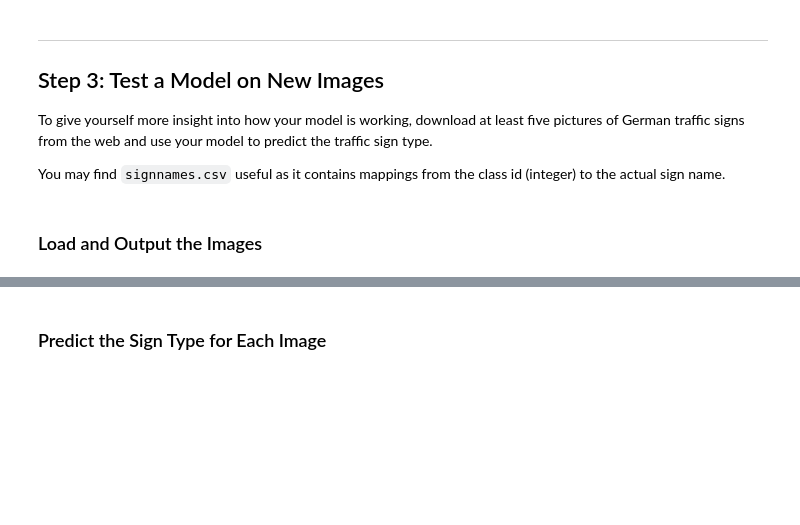
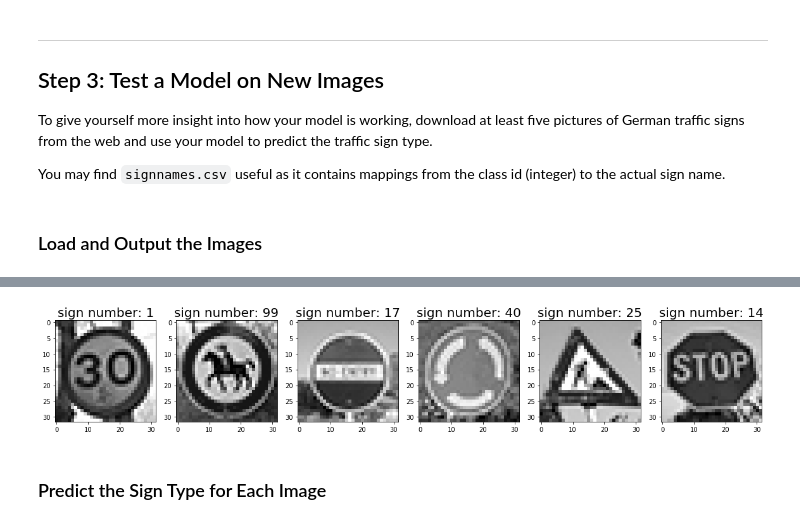
Before and after one commit to ManMan88/SDCND_term1_proj2, a Jupyter notebook: Traffic_Sign_Classifier.ipynb, the cells around one changed output, grey strips where cells are left out. Saved outputs shown, nothing was run; the diff lists cells and outputs as text; code cells hidden in the pictures; blank space fills up the shorter version.

```diff
--- a/Traffic_Sign_Classifier.ipynb
+++ b/Traffic_Sign_Classifier.ipynb
@@ -433,2 +450,19 @@ You may find `signnames.csv` useful as it contains mappings from the class id (i
+# %%
+# turn gray and normalize
+newImages = np.array(newImages)
+newImages_gray = np.zeros_like(newImages[:,:,:,0],dtype=np.float32)
+for image,ind in zip(newImages,range(len(newImages))):
+    newImages_gray[ind] = cv2.cvtColor(image, cv2.COLOR_RGB2YUV)[:,:,0]
+    newImages_gray[ind] = cv2.normalize(newImages_gray[ind],None,alpha=-1, beta=1, norm_type=cv2.NORM_MINMAX,dtype=cv2.CV_32F)
+
+fig = plt.figure(figsize = (20,20))
+for ind in range(len(newImages)):
+    ax = fig.add_subplot(1,6,ind+1)
+    plt.imshow(newImages_gray[ind],cmap ='gray')
+    plt.title('sign number: ' + str(imagesClass[ind]),fontsize=20)
+
+newImages_gray = np.expand_dims(newImages_gray, axis=3)
+# %% [output]
+[figure, added]
 # %% [markdown]
 ### Predict the Sign Type for Each Image
```
Also changed, not shown: parts of 10 cells of this notebook, 6 other files.
